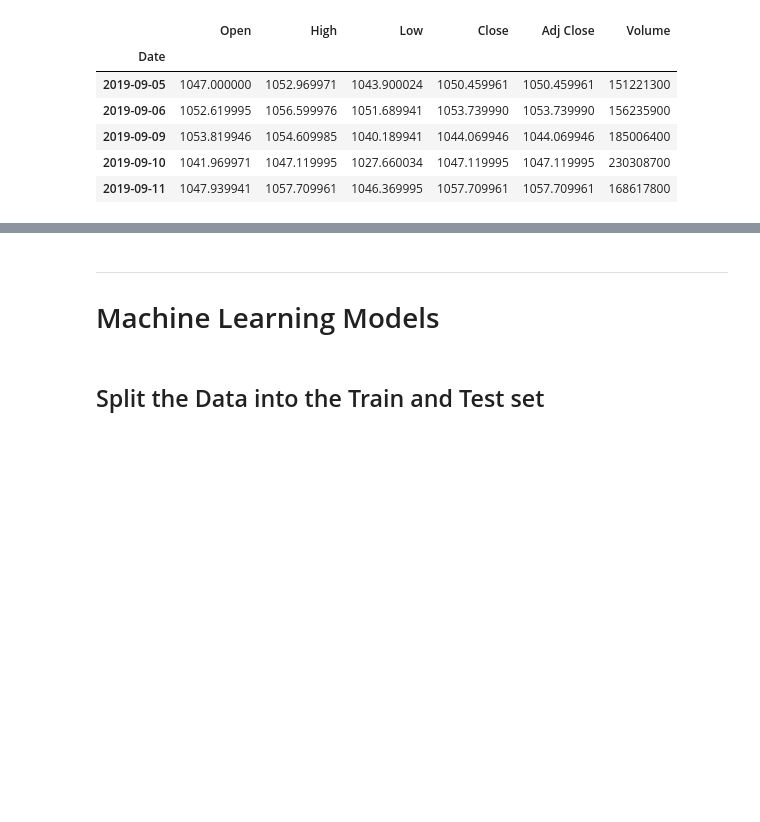
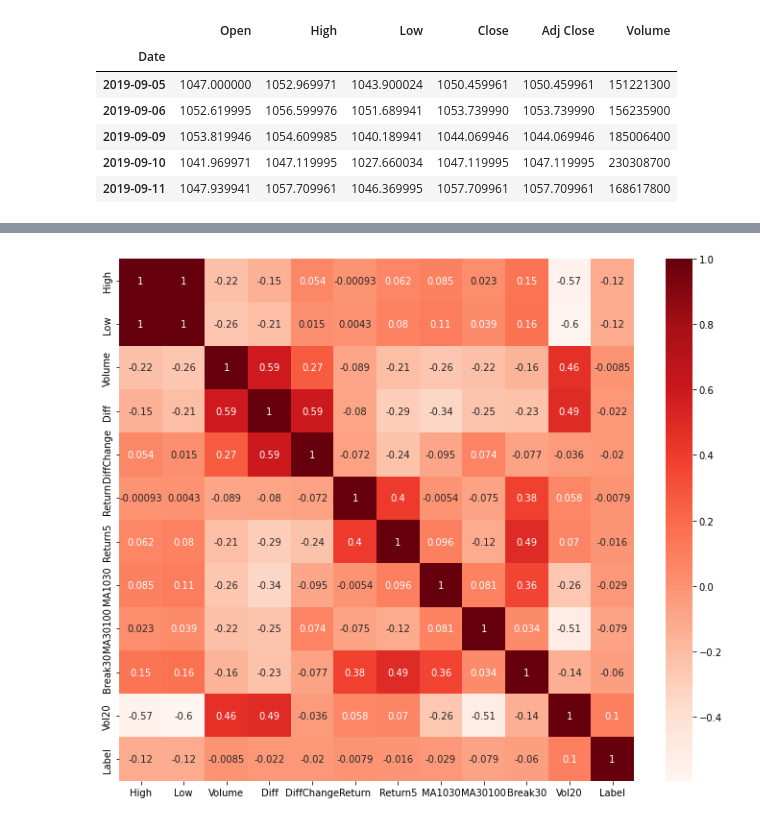
Before and after one commit to jiuliwei/Healthcare-Sector-Predictions-Based-on-COVID-Sentiment-Analysis, a Jupyter notebook: PA Proj.ipynb, the cells around one changed output, grey strips where cells are left out. Drawn from its saved outputs; the diff is of its cells as text; code cells hidden in the pictures; blank space fills up the shorter version.

```diff
--- a/PA Proj.ipynb
+++ b/PA Proj.ipynb
@@ -22,7 +150,7 @@ import numpy as np
 import yfinance as yf
 from collections import deque
 # %%
-SPHC = yf.download('^SP500-35', start='2019-09-05', end='2022-06-04')
+SPHC = yf.download('^SP500-35', start='2019-09-05', end='2022-06-17')
 # %% [output]
 [*********************100%***********************]  1 of 1 completed
 # %%
@@ -74,6 +202,9 @@ Return = [None]
 
 # Return5
 Return5 = [None for i in range(5)]
+
+# Return10
+Return10 = [None for i in range(10)]
 
 # MA10
 MA10 = [None for i in range(9)]
@@ -139,6 +270,11 @@ for i in range(len(SPHC)):
     if i>4:
         prev5 = SPHC.loc[i-5]["Adj Close"]
         Return5.append((curr - prev5)/prev5*100)
+
+    # Return10
+    if i>9:
+        prev10 = SPHC.loc[i-10]["Adj Close"]
+        Return10.append((curr - prev10)/prev10*100)
 
     # MA10
     MA10sum+=curr
@@ -215,14 +351,16 @@ for i in range(len(SPHC)):
         Vol20.append(np.std(Vol20q))
 
 # Label
-for i in range(99, len(SPHC)-1):
-    if Return[i+1]>0:
-        Label.append(1)
-    elif Return[i+1]==0:
-        Label.append(0)
+for i in range(99, len(SPHC)):
+    if i<len(SPHC)-10:
+        if Return10[i+10]>0:
+            Label.append(1)
+        elif Return10[i+10]==0:
+            Label.append(0)
+        else:
+            Label.append(-1)
     else:
-        Label.append(-1)
-Label.append(None)
+        Label.append(None)
 
 
 SPHC["Diff20"] = Diff20
@@ -258,6 +380,6 @@ SPHC.head(11)
 # %%
 # Drop None Rows
-SPHC.drop([len(SPHC)-1], inplace = True)
+SPHC.drop([len(SPHC)-i for i in range(1,11)], inplace = True)
 SPHC.drop([i for i in range(99)], inplace = True)
 
 # Select features
@@ -267,3 +389,6 @@ SPHC = SPHC[["Date","High","Low","Volume","Diff","DiffChange","Return","Return5"
 index = pd.Index(range(0, len(SPHC)))
 SPHC = SPHC.set_index(index)
 SPHC = SPHC.astype({'Label':'int'})
+SPHC['Date'] = SPHC['Date'].dt.strftime('%Y-%m-%d')
+SPHC.to_csv('SPHC.csv')
+SPHC
@@ -273,6 +409,9 @@ SPHC.to_csv('SPHC.csv')
-# %% [markdown]
----
-# Machine Learning Models
-# %% [markdown]
-## Split the Data into the Train and Test set
+# %%
+#Using Pearson Correlation
+plt.figure(figsize=(12,10))
+cor = SPHC.corr()
+sns.heatmap(cor, annot=True, cmap=plt.cm.Reds)
+plt.show()
+# %% [output]
+[figure, added]
 # %%
```
Also changed, not shown: parts of 33 cells of this notebook, 1 other file.
